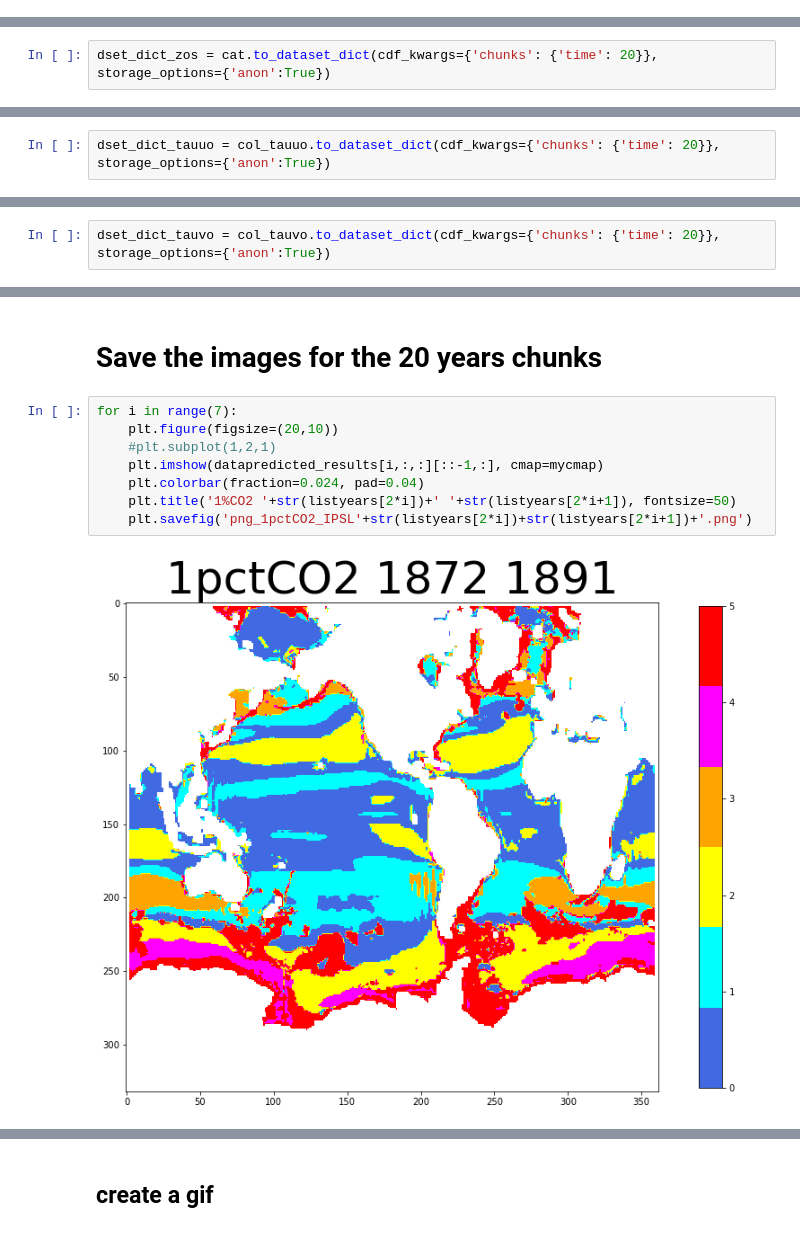
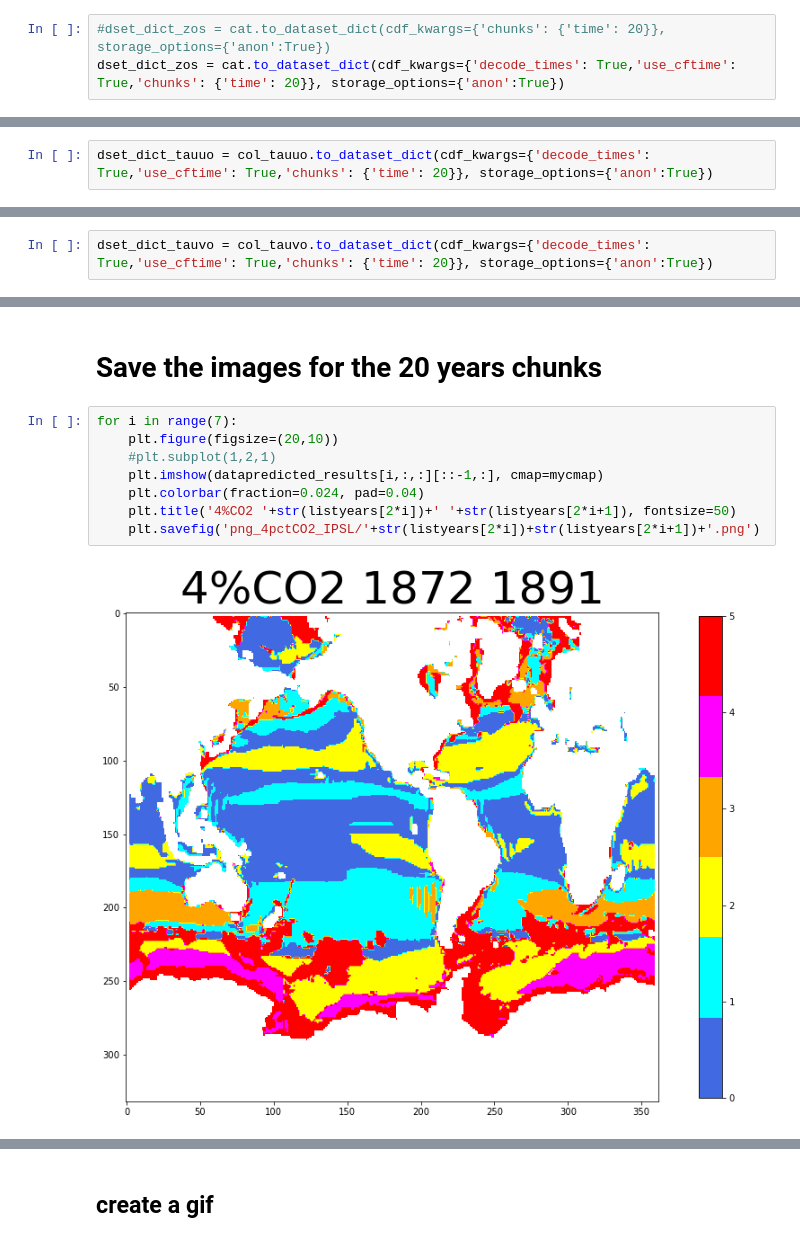
Before and after one commit to maikejulie/DNN4Cli, a Jupyter notebook: THOR/ApplicationOnCMIPModels/IPSL-EnsemlbleMLP-4pctCO2-Github.ipynb, the cells around one changed output, grey strips where cells are left out. Saved outputs shown, nothing was run; the diff lists cells and outputs as text.

```diff
--- a/THOR/ApplicationOnCMIPModels/IPSL-EnsemlbleMLP-4pctCO2-Github.ipynb
+++ b/THOR/ApplicationOnCMIPModels/IPSL-EnsemlbleMLP-4pctCO2-Github.ipynb
@@ -140,3 +140,6 @@ col_tauvo.df
 | 2 | CMIP6 | IPSL | IPSL-CM6A-LR | abrupt-4xCO2 | mon | ocean | Omon | r1i1p1f1 | ... |
 # %% [markdown]
 ### Read data
+# %%
+#dset_dict_zos = cat.to_dataset_dict(cdf_kwargs={'chunks': {'time': 20}}, storage_options={'anon':True})
+dset_dict_zos = cat.to_dataset_dict(cdf_kwargs={'decode_times': True,'use_cftime': True,'chunks': {'time': 20}}, storage_options={'anon':True})
@@ -143,5 +150,5 @@ col_tauvo.df
 # %%
-dset_dict_zos = cat.to_dataset_dict(cdf_kwargs={'chunks': {'time': 20}}, storage_options={'anon':True})
+dset_dict_tauuo = col_tauuo.to_dataset_dict(cdf_kwargs={'decode_times': True,'use_cftime': True,'chunks': {'time': 20}}, storage_options={'anon':True})
 # %% [output]
 --> The keys in the returned dictionary of datasets are constructed as follows:
         'project.institute.model.experiment_id.mip_table'
@@ -173,5 +156,5 @@ dict_keys(['CMIP6.IPSL.IPSL-CM6A-LR.abrupt-4xCO2.Omon'])
 # %%
-dset_dict_tauuo = col_tauuo.to_dataset_dict(cdf_kwargs={'chunks': {'time': 20}}, storage_options={'anon':True})
+dset_dict_tauvo = col_tauvo.to_dataset_dict(cdf_kwargs={'decode_times': True,'use_cftime': True,'chunks': {'time': 20}}, storage_options={'anon':True})
 # %% [output]
 --> The keys in the returned dictionary of datasets are constructed as follows:
         'project.institute.model.experiment_id.mip_table'
@@ -203,2 +161,0 @@ dict_keys(['CMIP6.IPSL.IPSL-CM6A-LR.abrupt-4xCO2.Omon'])
-# %%
-dset_dict_tauvo = col_tauvo.to_dataset_dict(cdf_kwargs={'chunks': {'time': 20}}, storage_options={'anon':True})
@@ -383,10 +333,10 @@ Text(0.5, 1.0, 'ECCO regimes 1992-2011')
 # %%
 for i in range(7):
     plt.figure(figsize=(20,10))
     #plt.subplot(1,2,1)
     plt.imshow(datapredicted_results[i,:,:][::-1,:], cmap=mycmap)
     plt.colorbar(fraction=0.024, pad=0.04)
-    plt.title('1%CO2 '+str(listyears[2*i])+' '+str(listyears[2*i+1]), fontsize=50)
-    plt.savefig('png_1pctCO2_IPSL'+str(listyears[2*i])+str(listyears[2*i+1])+'.png')
+    plt.title('4%CO2 '+str(listyears[2*i])+' '+str(listyears[2*i+1]), fontsize=50)
+    plt.savefig('png_4pctCO2_IPSL/'+str(listyears[2*i])+str(listyears[2*i+1])+'.png')
 # %% [output]
-[figure, old version]
+[figure, new version]
```
Also changed, not shown: parts of 12 cells of this notebook, 9 other files.
